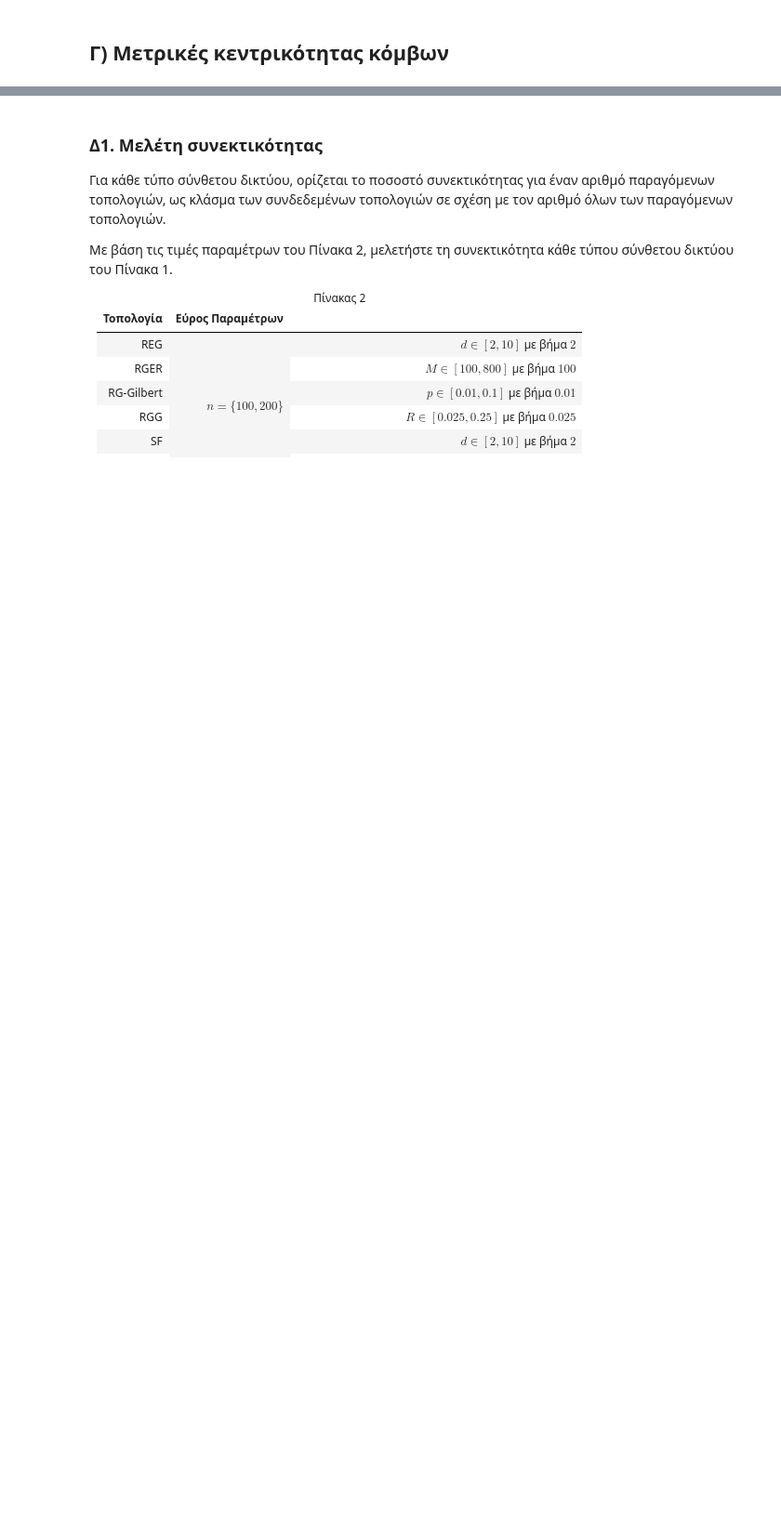
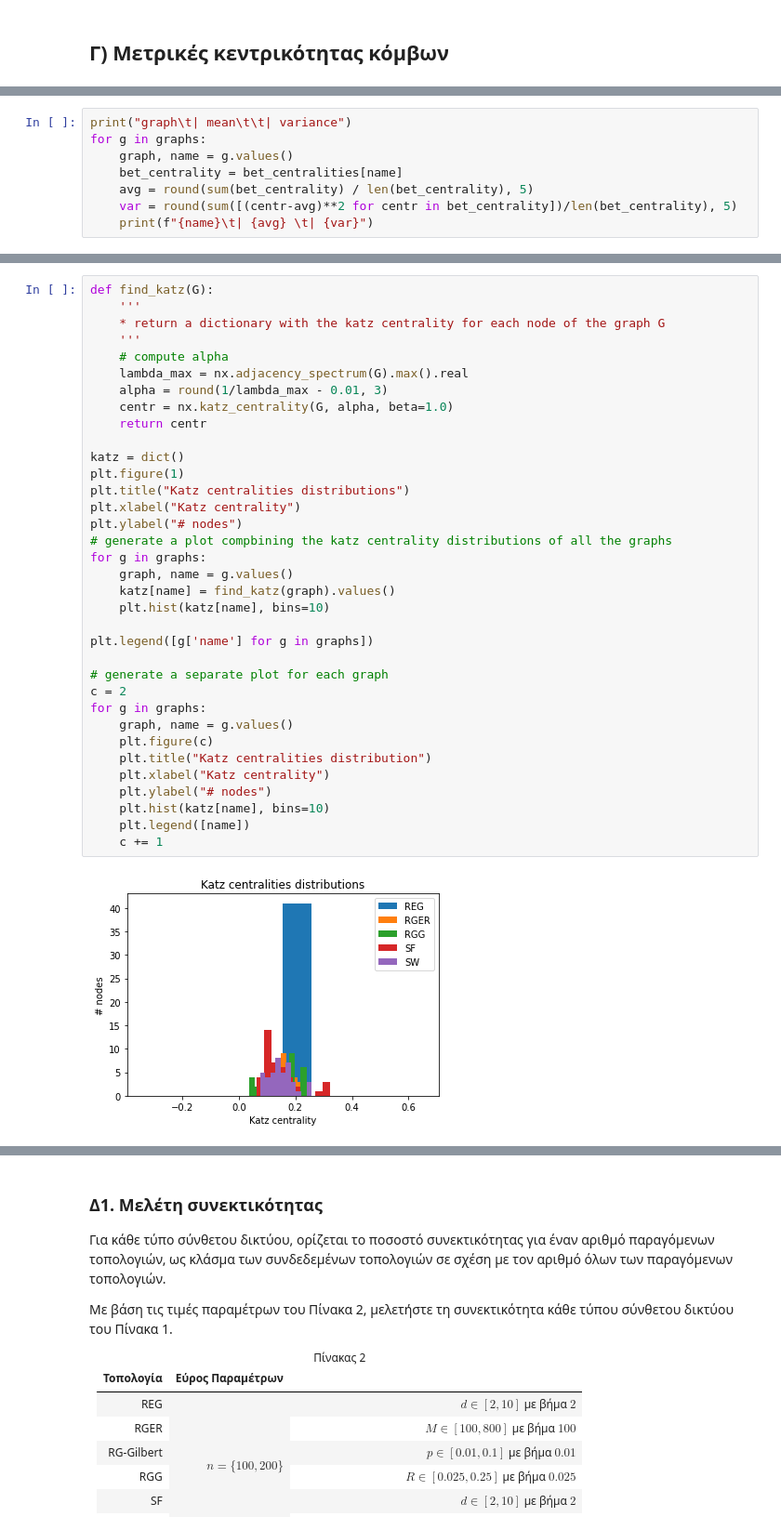
Before and after one commit to John-Atha/social-networks-NTUA, a Jupyter notebook: lab1_student_version.ipynb, the cells around one changed output, grey strips where cells are left out. Shown at 93% size. Drawn from its saved outputs; the diff is of its cells as text; blank space fills up the shorter version.

```diff
--- a/lab1_student_version.ipynb
+++ b/lab1_student_version.ipynb
@@ -662,0 +779,8 @@ def find_central(G):
+# %%
+print("graph\t| mean\t\t| variance")
+for g in graphs:
+    graph, name = g.values()
+    bet_centrality = bet_centralities[name]
+    avg = round(sum(bet_centrality) / len(bet_centrality), 5)
+    var = round(sum([(centr-avg)**2 for centr in bet_centrality])/len(bet_centrality), 5)
+    print(f"{name}\t| {avg} \t| {var}")
@@ -662,0 +803,37 @@ def find_central(G):
+# %%
+def find_katz(G):
+    '''
+    * return a dictionary with the katz centrality for each node of the graph G
+    '''
+    # compute alpha
+    lambda_max = nx.adjacency_spectrum(G).max().real
+    alpha = round(1/lambda_max - 0.01, 3)
+    centr = nx.katz_centrality(G, alpha, beta=1.0)
+    return centr
+
+katz = dict()
+plt.figure(1)
+plt.title("Katz centralities distributions")
+plt.xlabel("Katz centrality")
+plt.ylabel("# nodes")
+# generate a plot compbining the katz centrality distributions of all the graphs
+for g in graphs:
+    graph, name = g.values()
+    katz[name] = find_katz(graph).values()
+    plt.hist(katz[name], bins=10)
+
+plt.legend([g['name'] for g in graphs])
+
+# generate a separate plot for each graph
+c = 2
+for g in graphs:
+    graph, name = g.values()
+    plt.figure(c)
+    plt.title("Katz centralities distribution")
+    plt.xlabel("Katz centrality")
+    plt.ylabel("# nodes")
+    plt.hist(katz[name], bins=10)
+    plt.legend([name])
+    c += 1
+# %% [output]
+[figure, added]
```
Also changed, not shown: parts of 52 cells of this notebook, 1 other file.
